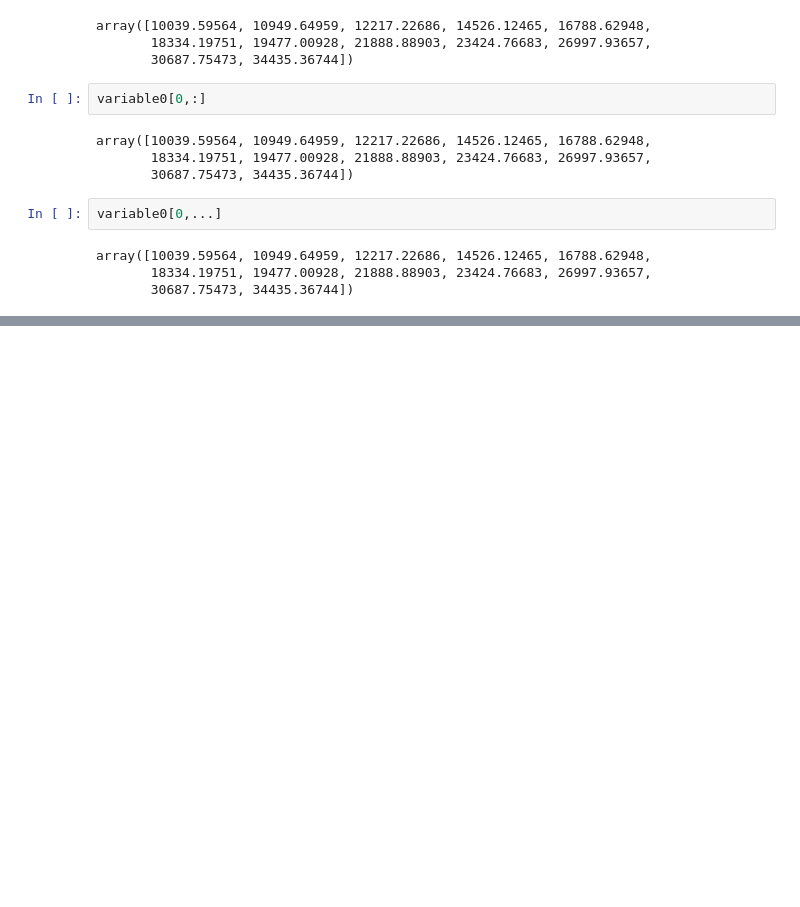
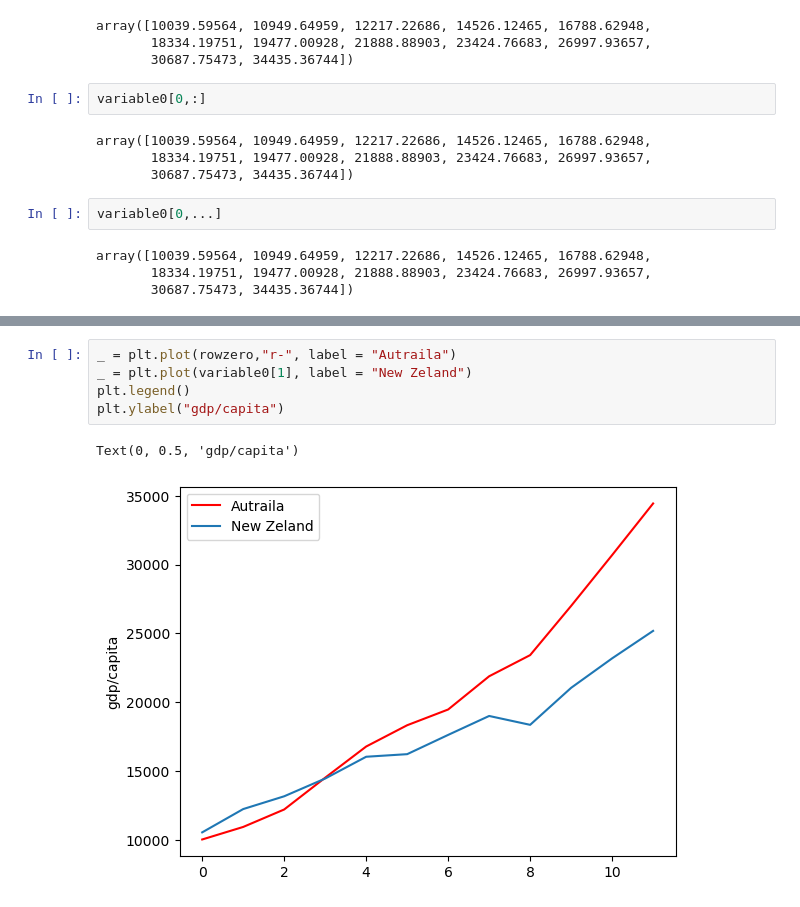
Before and after one commit to UMD-ENMA165-2025-Spring/readdata, a Jupyter notebook: readfile.ipynb, the cells around one changed output, grey strips where cells are left out. Saved outputs shown, nothing was run; the diff lists cells and outputs as text; blank space fills up the shorter version.

```diff
--- a/readfile.ipynb
+++ b/readfile.ipynb
@@ -274,0 +283,8 @@ timeit
+# %%
+_ = plt.plot(rowzero,"r-", label = "Autraila")
+_ = plt.plot(variable0[1], label = "New Zeland")
+plt.legend()
+plt.ylabel("gdp/capita")
+# %% [output]
+Text(0, 0.5, 'gdp/capita')
+[figure, added]
```
Also changed, not shown: parts of 7 cells of this notebook.
